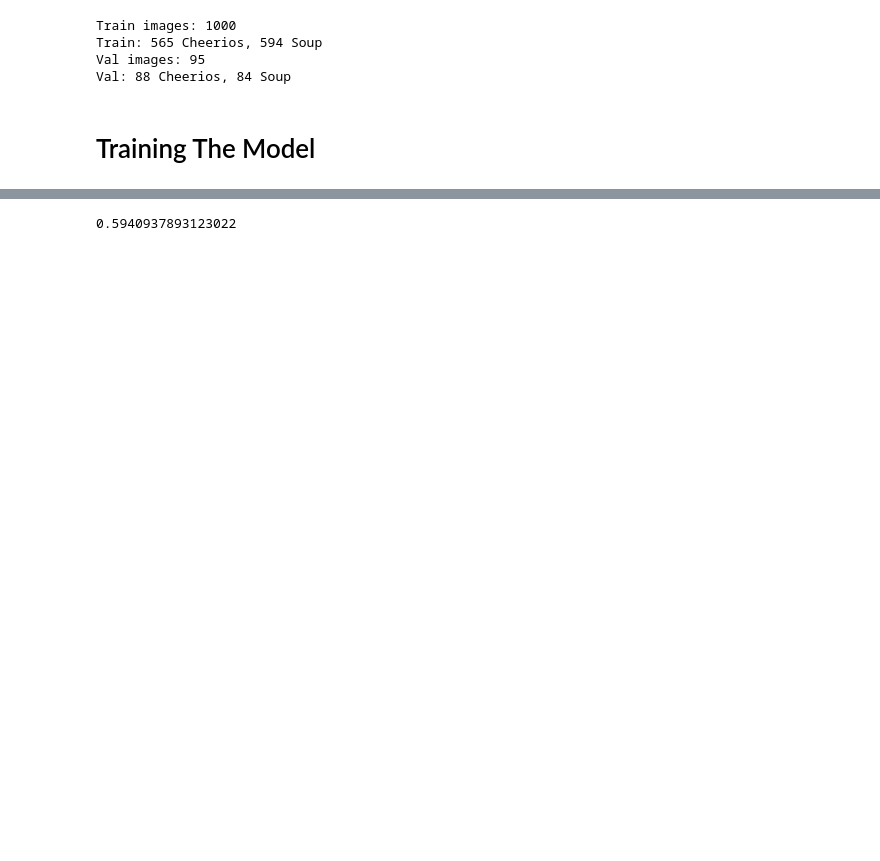
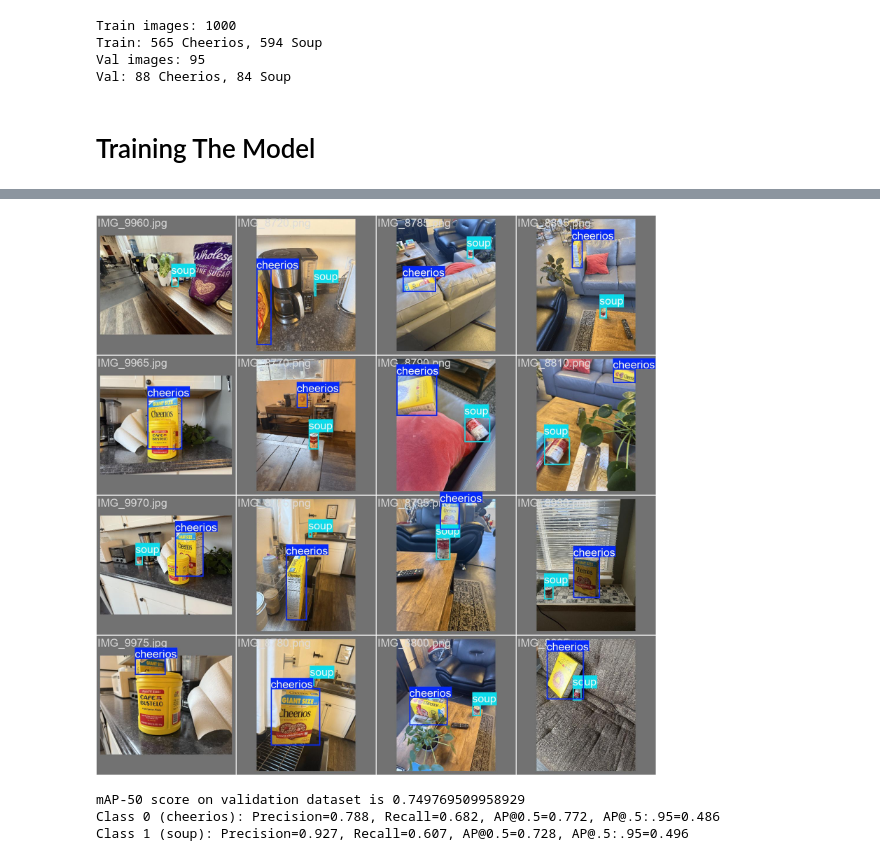
Before and after one commit to usama-codes/multi-object-detection, a Jupyter notebook: notebook-1.ipynb, the cells around one changed output, grey strips where cells are left out. Saved outputs shown, nothing was run; the diff lists cells and outputs as text; code cells hidden in the pictures; blank space fills up the shorter version.

Commit message:
Usama: Score 0.75

```diff
--- a/notebook-1.ipynb
+++ b/notebook-1.ipynb
@@ -191,4 +228,20 @@ Results saved to runs/detect/val
-# %%
-print(metrics.box.map50)
-# %% [output]
-0.5940937893123022
+# %%
+from IPython.display import Image, display
+
+# display(Image(filename='/kaggle/working/train/results.png'))
+display(Image(filename='/kaggle/working/runs/detect/val4/val_batch2_labels.jpg'))
+# %% [output]
+[figure, added]
+# %%
+num_classes = len(metrics.names)
+
+print(f"mAP-50 score on validation dataset is {metrics.box.map50}")
+
+for i in range(len(metrics.names)):
+    p, r, ap50, ap = metrics.box.class_result(i)
+    class_name = metrics.names[i]
+    print(f"Class {i} ({class_name}): Precision={p:.3f}, Recall={r:.3f}, AP@0.5={ap50:.3f}, AP@.5:.95={ap:.3f}")
+# %% [output]
+mAP-50 score on validation dataset is 0.749769509958929
+Class 0 (cheerios): Precision=0.788, Recall=0.682, AP@0.5=0.772, AP@.5:.95=0.486
+Class 1 (soup): Precision=0.927, Recall=0.607, AP@0.5=0.728, AP@.5:.95=0.496
```
Also changed, not shown: parts of 5 cells of this notebook.
